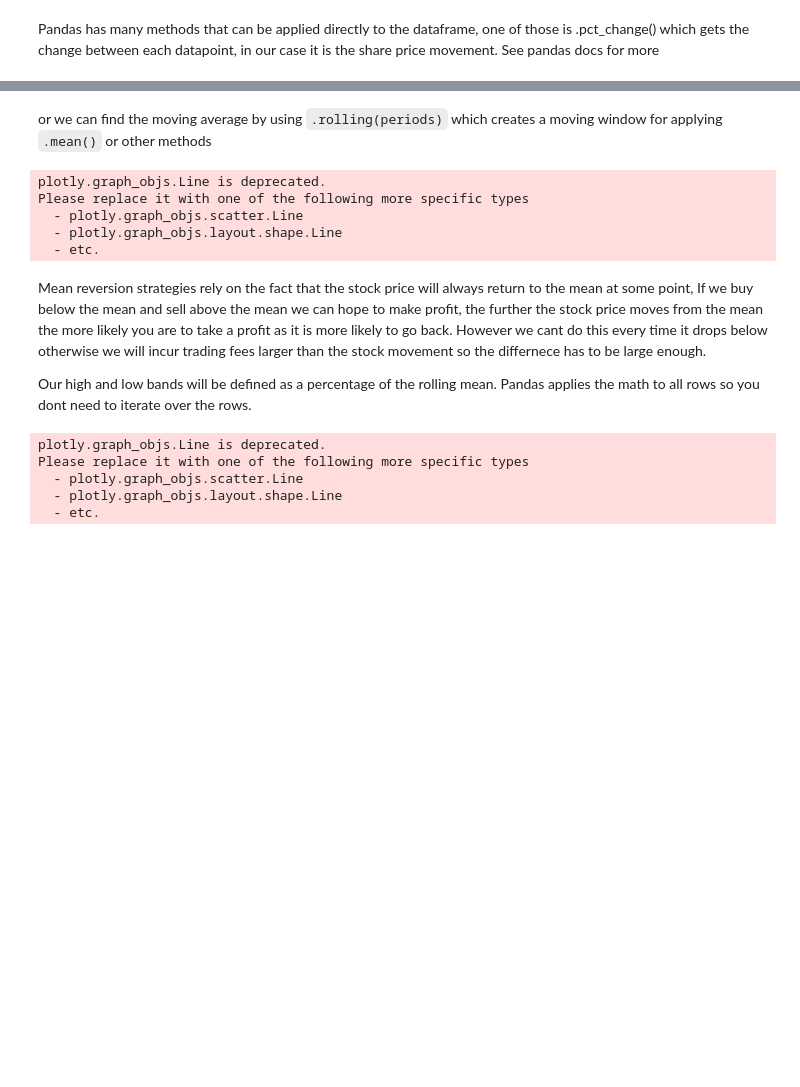
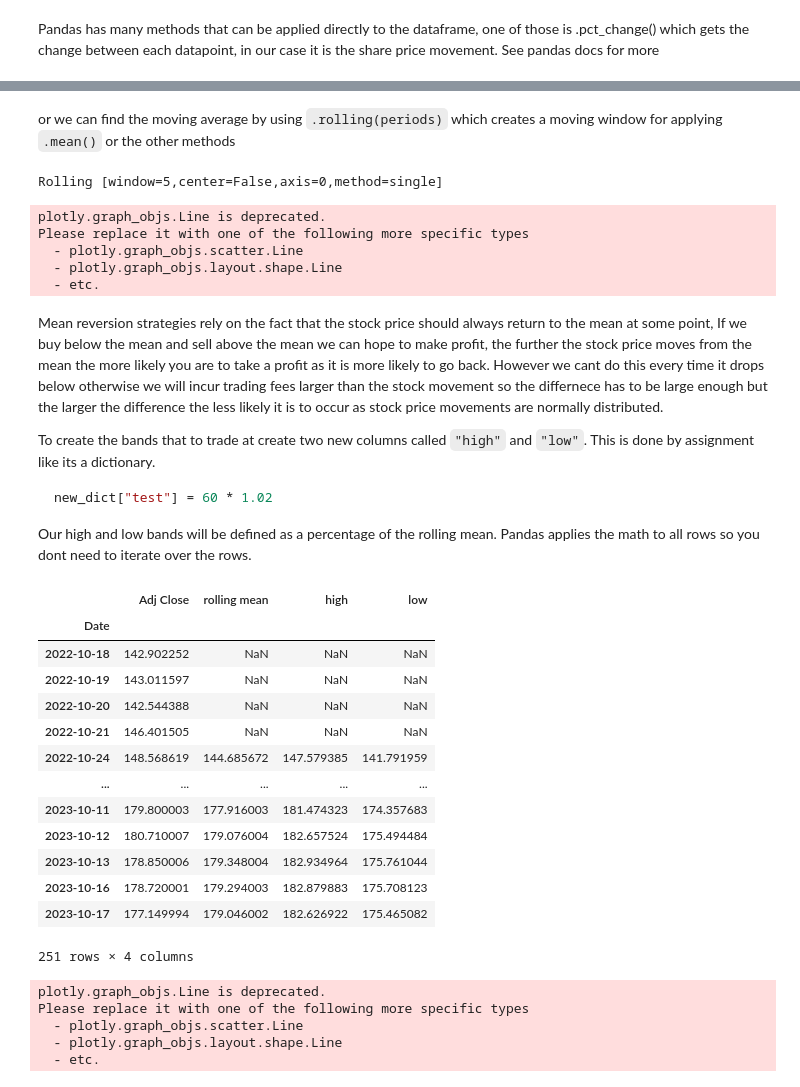
Before and after one commit to Oliver-De-Fusco/2023-10-18-Fintech-Society, a Jupyter notebook: Third Party.ipynb, the cells around one changed output, grey strips where cells are left out. Drawn from its saved outputs; the diff is of its cells as text; code cells hidden in the pictures; blank space fills up the shorter version.

````diff
--- a/Third Party.ipynb
+++ b/Third Party.ipynb
@@ -241,3 +243,3 @@ Adj Close    163.110964
 dtype: float64
 # %% [markdown]
-or we can find the moving average by using `.rolling(periods)` which creates a moving window for applying `.mean()` or other methods
+or we can find the moving average by using `.rolling(periods)` which creates a moving window for applying `.mean()` or the other methods
@@ -248,3 +246,12 @@ rolling_mean = rolling.mean()
+# %%
+rolling = stock_data.rolling(5)
+print(rolling)
+# for i in rolling: # Rolling is a similar to range(), to view it fully iterate over it or pass it into list()
+    # print(i)
+
+rolling_mean = rolling.mean()
+# %% [output]
+Rolling [window=5,center=False,axis=0,method=single]
 # %%
 stock_data["rolling mean"] = rolling_mean
 
@@ -259,7 +278,32 @@ Please replace it with one of the following more specific types
   - plotly.graph_objs.layout.shape.Line
   - etc.
 # %% [markdown]
-Mean reversion strategies rely on the fact that the stock price will always return to the mean at some point, If we buy below the mean and sell above the mean we can hope to make profit, the further the stock price moves from the mean the more likely you are to take a profit as it is more likely to go back. However we cant do this every time it drops below otherwise we will incur trading fees larger than the stock movement so the differnece has to be large enough.
+Mean reversion strategies rely on the fact that the stock price should always return to the mean at some point, If we buy below the mean and sell above the mean we can hope to make profit, the further the stock price moves from the mean the more likely you are to take a profit as it is more likely to go back. However we cant do this every time it drops below otherwise we will incur trading fees larger than the stock movement so the differnece has to be large enough but the larger the difference the less likely it is to occur as stock price movements are normally distributed.
+
+To create the bands that to trade at create two new columns called `"high"` and `"low"`. This is done by assignment like its a dictionary.
+
+```python
+new_dict["test"] = 60 * 1.02
+```
 
 Our high and low bands will be defined as a percentage of the rolling mean. Pandas applies the math to all rows so you dont need to iterate over the rows.
+# %%
+stock_data["high"] = stock_data["rolling mean"] * 1.02
+stock_data["low"] = stock_data["rolling mean"] * 0.98
+stock_data
+# %% [output]
+|  | Adj Close | rolling mean | high | low |
+| Date |  |  |  |  |
+| 2022-10-18 | 142.902252 | NaN | NaN | NaN |
+| 2022-10-19 | 143.011597 | NaN | NaN | NaN |
+| 2022-10-20 | 142.544388 | NaN | NaN | NaN |
+| 2022-10-21 | 146.401505 | NaN | NaN | NaN |
+| 2022-10-24 | 148.568619 | 144.685672 | 147.579385 | 141.791959 |
+| ... | ... | ... | ... | ... |
+| 2023-10-11 | 179.800003 | 177.916003 | 181.474323 | 174.357683 |
+| 2023-10-12 | 180.710007 | 179.076004 | 182.657524 | 175.494484 |
+| 2023-10-13 | 178.850006 | 179.348004 | 182.934964 | 175.761044 |
+| 2023-10-16 | 178.720001 | 179.294003 | 182.879883 | 175.708123 |
+| 2023-10-17 | 177.149994 | 179.046002 | 182.626922 | 175.465082 |
+251 rows × 4 columns
 # %%
````
Also changed, not shown: parts of 20 cells of this notebook, 3 other files.
